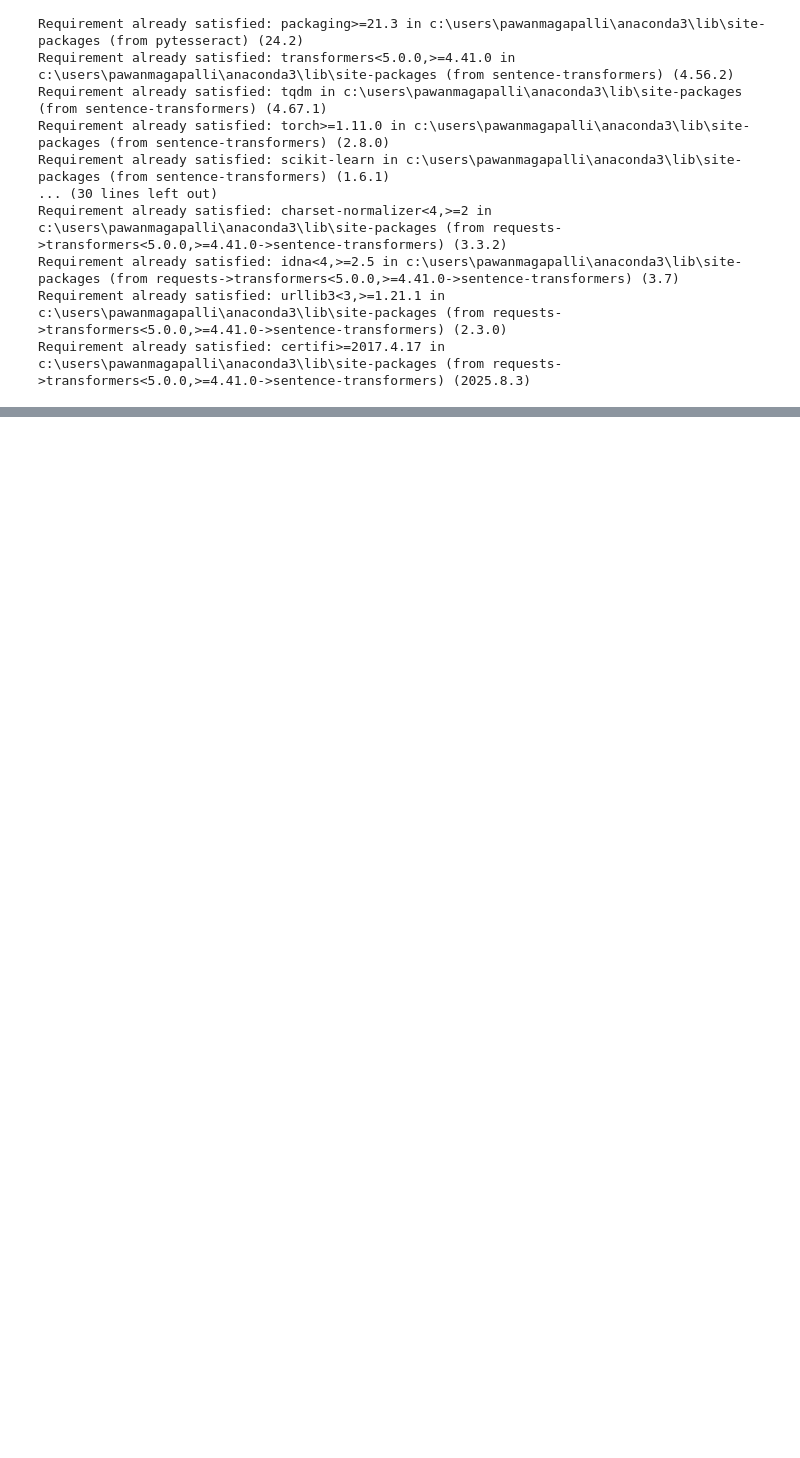
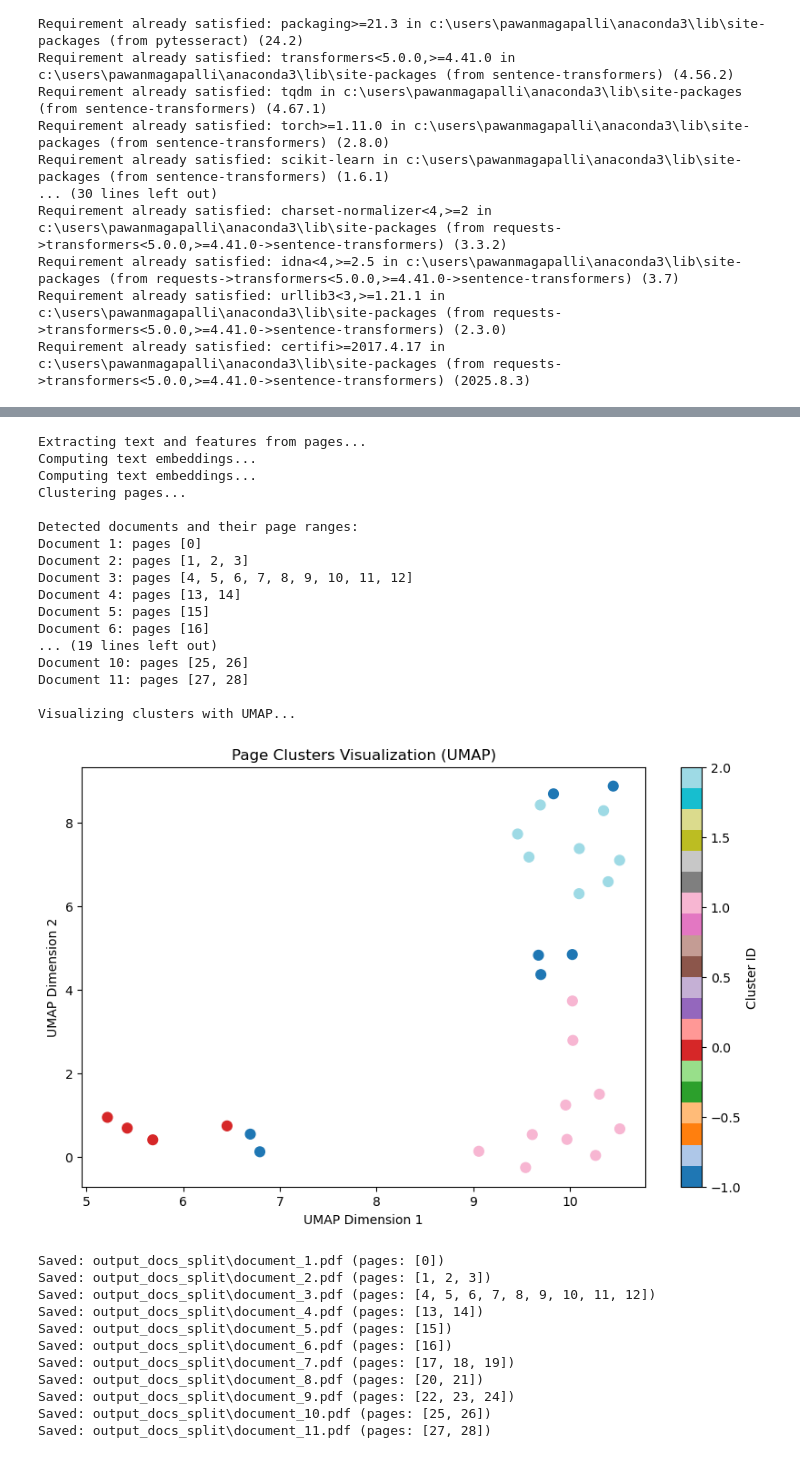
Before and after one commit to pawan-3np/Doc-Classification, a Jupyter notebook: enhanced_approach/main.ipynb, the cells around one changed output, grey strips where cells are left out. Saved outputs shown, nothing was run; the diff lists cells and outputs as text; code cells hidden in the pictures; blank space fills up the shorter version.

Commit message:
getting output but needs to update okay

```diff
--- a/enhanced_approach/main.ipynb
+++ b/enhanced_approach/main.ipynb
@@ -125,0 +142,49 @@ PatternError: incomplete escape \U at position 2
+# %%
+import os
+
+def save_split_documents(pdf_path, docs, output_dir="output_docs_split"):
+    os.makedirs(output_dir, exist_ok=True)
+    pdf_document = fitz.open(pdf_path)
+    for i, doc_pages in enumerate(docs):
+        new_doc = fitz.open()
+        for page_idx in doc_pages:
+            new_doc.insert_pdf(pdf_document, from_page=page_idx, to_page=page_idx)
+        output_file = os.path.join(output_dir, f"document_{i+1}.pdf")
+        new_doc.save(output_file)
+        new_doc.close()
+        print(f"Saved: {output_file} (pages: {doc_pages})")
+
+# Example usage after running process_pdf:
+pdf_path = r"C:\Users\PawanMagapalli\Downloads\ilovepdf_merged.pdf"  # Use your PDF path
+detected_docs, cluster_labels, texts = process_pdf(pdf_path)
+save_split_documents(pdf_path, detected_docs)
+# %% [output]
+Extracting text and features from pages...
+Computing text embeddings...
+Computing text embeddings...
+Clustering pages...
+
+Detected documents and their page ranges:
+Document 1: pages [0]
+Document 2: pages [1, 2, 3]
+Document 3: pages [4, 5, 6, 7, 8, 9, 10, 11, 12]
+Document 4: pages [13, 14]
+Document 5: pages [15]
+Document 6: pages [16]
+... (19 lines left out)
+Document 10: pages [25, 26]
+Document 11: pages [27, 28]
+
+Visualizing clusters with UMAP...
+[figure, added]
+Saved: output_docs_split\document_1.pdf (pages: [0])
+Saved: output_docs_split\document_2.pdf (pages: [1, 2, 3])
+Saved: output_docs_split\document_3.pdf (pages: [4, 5, 6, 7, 8, 9, 10, 11, 12])
+Saved: output_docs_split\document_4.pdf (pages: [13, 14])
+Saved: output_docs_split\document_5.pdf (pages: [15])
+Saved: output_docs_split\document_6.pdf (pages: [16])
+Saved: output_docs_split\document_7.pdf (pages: [17, 18, 19])
+Saved: output_docs_split\document_8.pdf (pages: [20, 21])
+Saved: output_docs_split\document_9.pdf (pages: [22, 23, 24])
+Saved: output_docs_split\document_10.pdf (pages: [25, 26])
+Saved: output_docs_split\document_11.pdf (pages: [27, 28])
```
Also changed, not shown: parts of 2 cells of this notebook.
